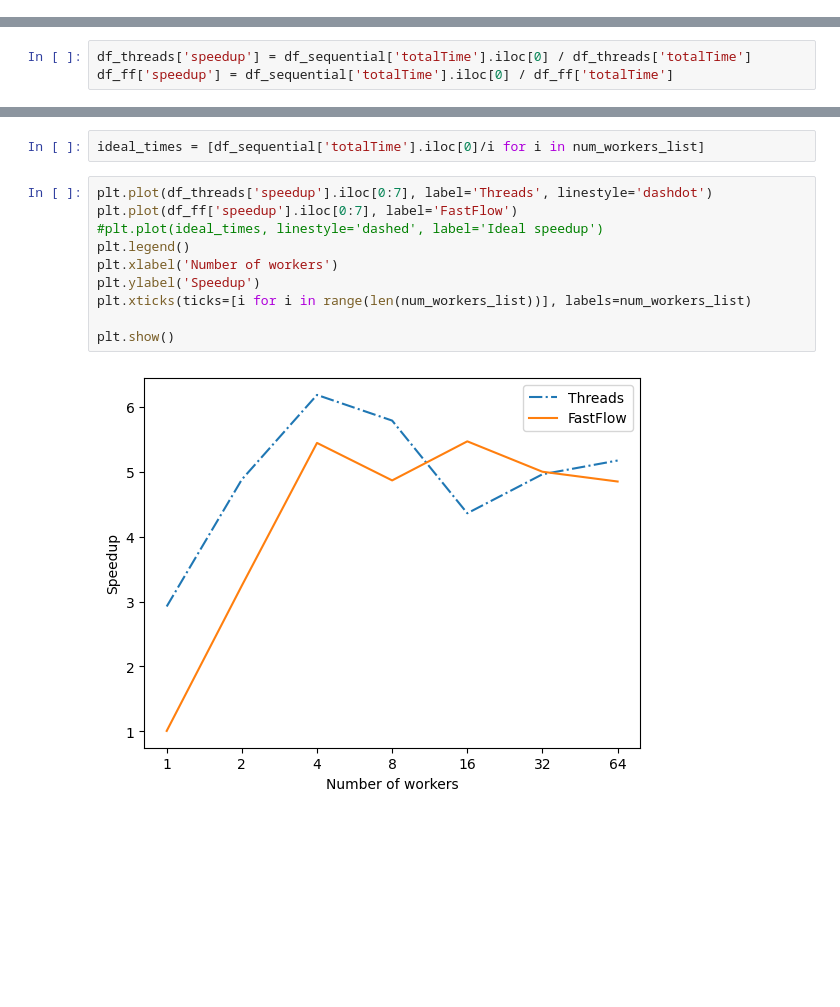
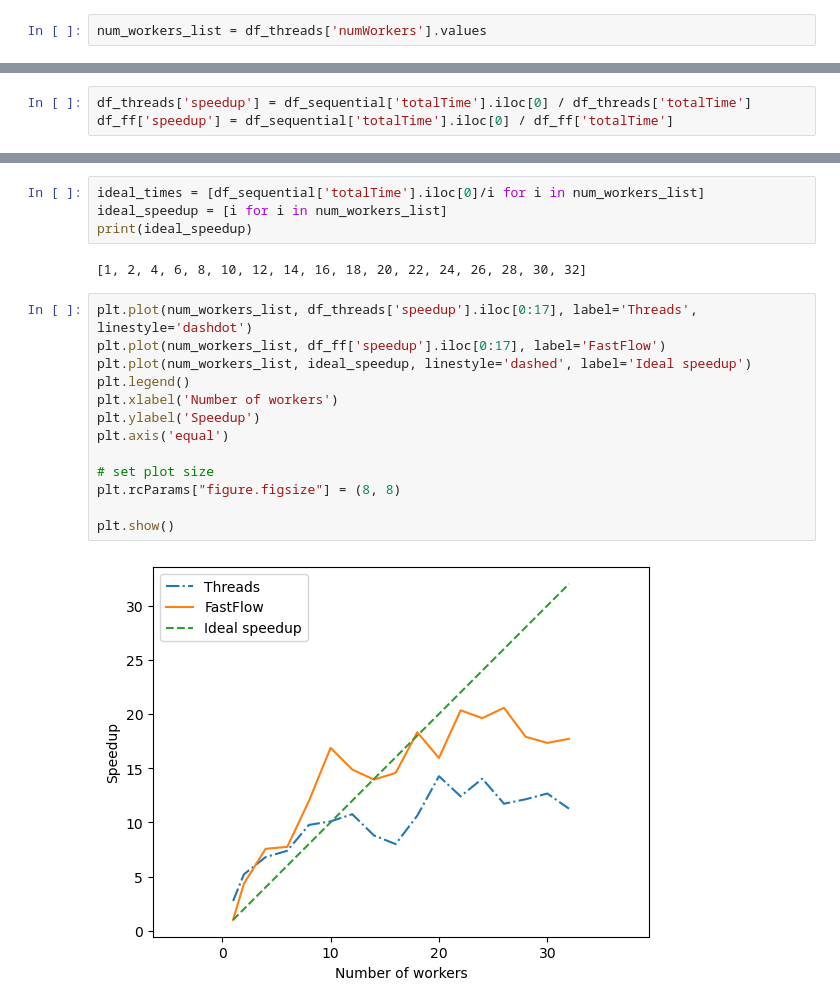
Before and after one commit to giacomo-cgn/parallel-genetic-tsp, a Jupyter notebook: plots.ipynb, the cells around one changed output, grey strips where cells are left out. Drawn from its saved outputs; the diff is of its cells as text; blank space fills up the shorter version.

Commit message:
current version with higher than normal speedups

```diff
--- a/plots.ipynb
+++ b/plots.ipynb
@@ -140 +141,3 @@ df_ff.head()
+# %%
+num_workers_list = df_threads['numWorkers'].values
 # %%
@@ -161,14 +184,21 @@ df_ff['speedup'] = df_sequential['totalTime'].iloc[0] / df_ff['totalTime']
 # %%
 ideal_times = [df_sequential['totalTime'].iloc[0]/i for i in num_workers_list]
+ideal_speedup = [i for i in num_workers_list]
+print(ideal_speedup)
+# %% [output]
+[1, 2, 4, 6, 8, 10, 12, 14, 16, 18, 20, 22, 24, 26, 28, 30, 32]
 # %%
-plt.plot(df_threads['speedup'].iloc[0:7], label='Threads', linestyle='dashdot')
-plt.plot(df_ff['speedup'].iloc[0:7], label='FastFlow')
-#plt.plot(ideal_times, linestyle='dashed', label='Ideal speedup')
+plt.plot(num_workers_list, df_threads['speedup'].iloc[0:17], label='Threads', linestyle='dashdot')
+plt.plot(num_workers_list, df_ff['speedup'].iloc[0:17], label='FastFlow')
+plt.plot(num_workers_list, ideal_speedup, linestyle='dashed', label='Ideal speedup')
 plt.legend()
 plt.xlabel('Number of workers')
 plt.ylabel('Speedup')
-plt.xticks(ticks=[i for i in range(len(num_workers_list))], labels=num_workers_list)
+plt.axis('equal')
+
+# set plot size
+plt.rcParams["figure.figsize"] = (8, 8)
 
 plt.show()
 # %% [output]
-[figure, old version]
+[figure, new version]
```
Also changed, not shown: parts of 13 cells of this notebook, 8 other files.
